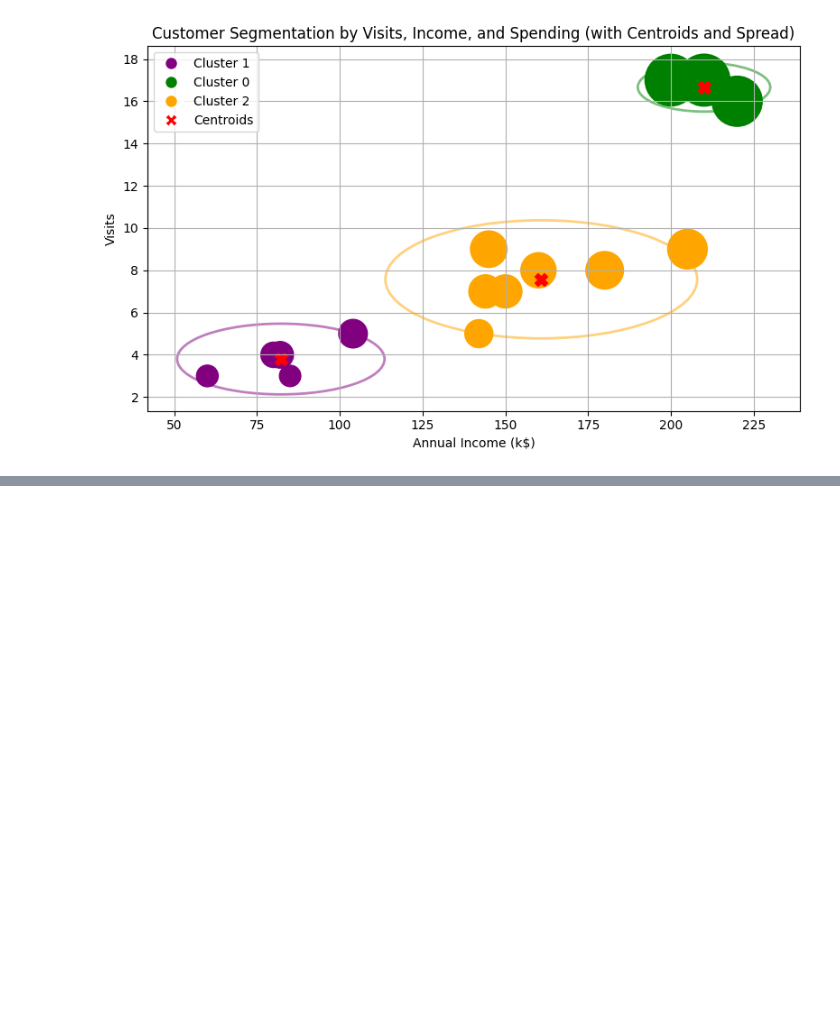
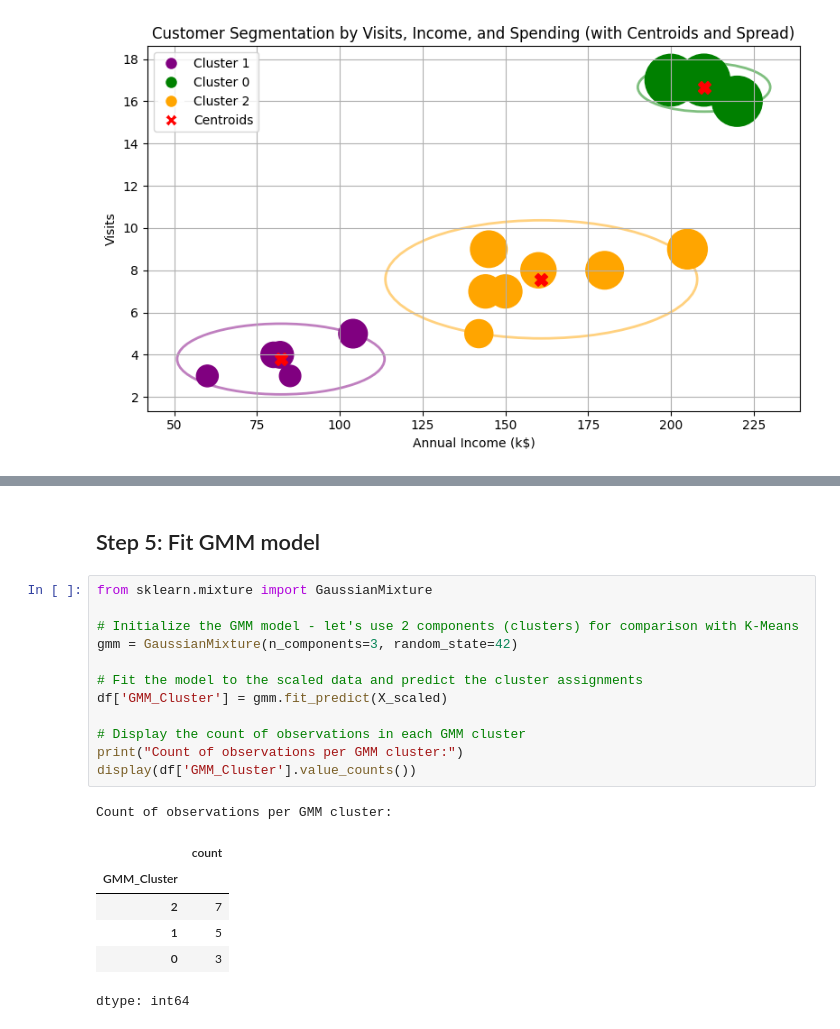
Before and after one commit to Luoxiaowanzi/IS-4487-Guide, a Jupyter notebook: Demos/demo_09_clustering.ipynb, the cells around one changed output, grey strips where cells are left out. Cells and saved outputs as stored; diff of their text form; blank space fills up the shorter version.

```diff
--- a/Demos/demo_09_clustering.ipynb
+++ b/Demos/demo_09_clustering.ipynb
@@ -186,0 +195,22 @@ plt.show()
+# %% [markdown]
+## Step 5: Fit GMM model
+# %%
+from sklearn.mixture import GaussianMixture
+
+# Initialize the GMM model - let's use 2 components (clusters) for comparison with K-Means
+gmm = GaussianMixture(n_components=3, random_state=42)
+
+# Fit the model to the scaled data and predict the cluster assignments
+df['GMM_Cluster'] = gmm.fit_predict(X_scaled)
+
+# Display the count of observations in each GMM cluster
+print("Count of observations per GMM cluster:")
+display(df['GMM_Cluster'].value_counts())
+# %% [output]
+Count of observations per GMM cluster:
+|  | count |
+| GMM_Cluster |  |
+| 2 | 7 |
+| 1 | 5 |
+| 0 | 3 |
+dtype: int64
```
Also changed, not shown: parts of 9 cells of this notebook.
